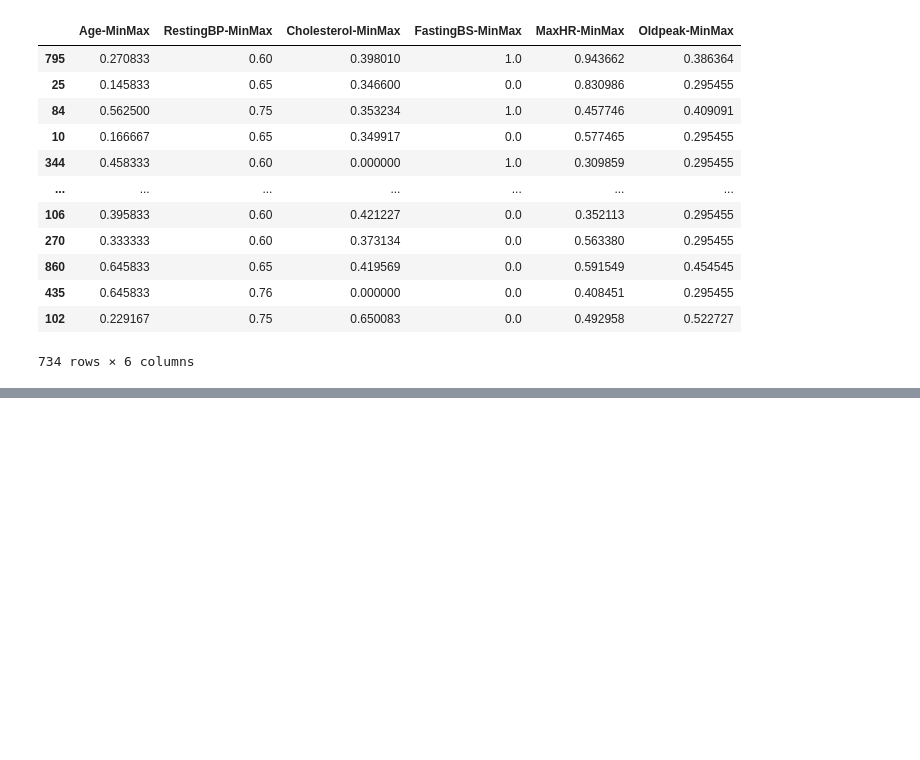
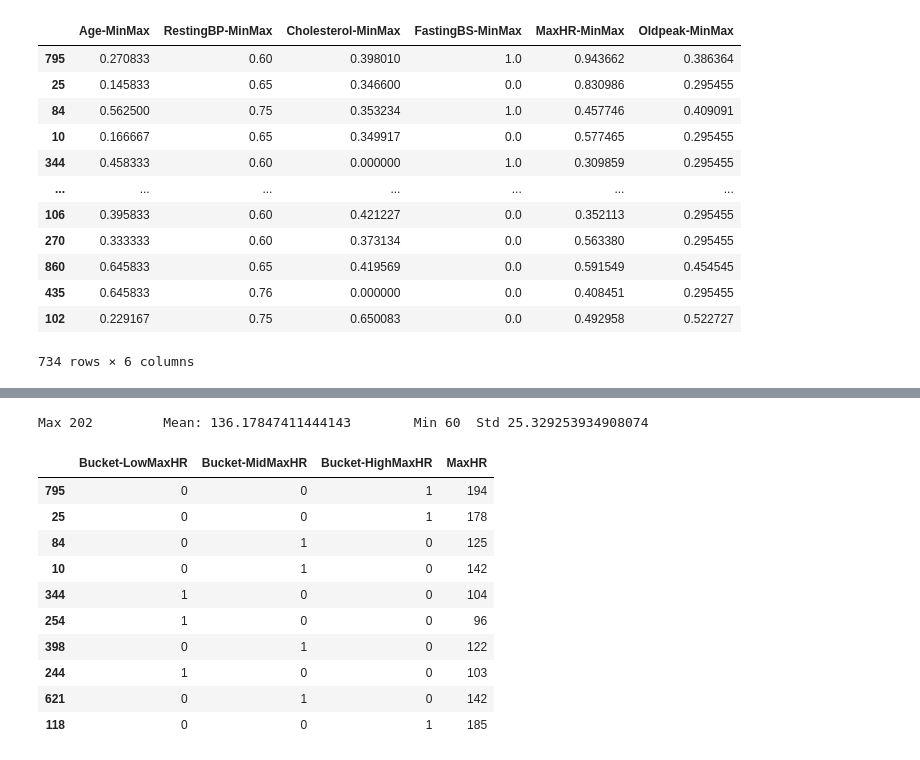
Before and after one commit to Azwadd/CS_59866, a Jupyter notebook: Homeworks/Homework 3/HW03.ipynb, the cells around one changed output, grey strips where cells are left out. Cells and saved outputs as stored; diff of their text form; code cells hidden in the pictures; blank space fills up the shorter version.

```diff
--- a/Homeworks/Homework 3/HW03.ipynb
+++ b/Homeworks/Homework 3/HW03.ipynb
@@ -429,0 +313,20 @@ NameError: name 'custom_Oldpeak' is not defined
+# %%
+# Feature Engineering --> 3rd custom feature
+# A bucketized categorical feature of MaxHR called bucketized_MaxHR
+print("Max", X_train["MaxHR"].max(), "\tMean:", X_train["MaxHR"].mean(), "\tMin", X_train["MaxHR"].min(), "\tStd", X_train["MaxHR"].std())
+bucketized_MaxHR_list = bucketized_feature((X_train, X_test), "MaxHR", (110, 160))
+for i in bucketized_MaxHR_list: custom_features.append(i)
+X_train[bucketized_MaxHR_list + ["MaxHR"]].head(10)
+# %% [output]
+Max 202         Mean: 136.17847411444143        Min 60  Std 25.329253934908074
+|  | Bucket-LowMaxHR | Bucket-MidMaxHR | Bucket-HighMaxHR | MaxHR |
+| 795 | 0 | 0 | 1 | 194 |
+| 25 | 0 | 0 | 1 | 178 |
+| 84 | 0 | 1 | 0 | 125 |
+| 10 | 0 | 1 | 0 | 142 |
+| 344 | 1 | 0 | 0 | 104 |
+| 254 | 1 | 0 | 0 | 96 |
+| 398 | 0 | 1 | 0 | 122 |
+| 244 | 1 | 0 | 0 | 103 |
+| 621 | 0 | 1 | 0 | 142 |
+| 118 | 0 | 0 | 1 | 185 |
```
Also changed, not shown: parts of 12 cells of this notebook.
